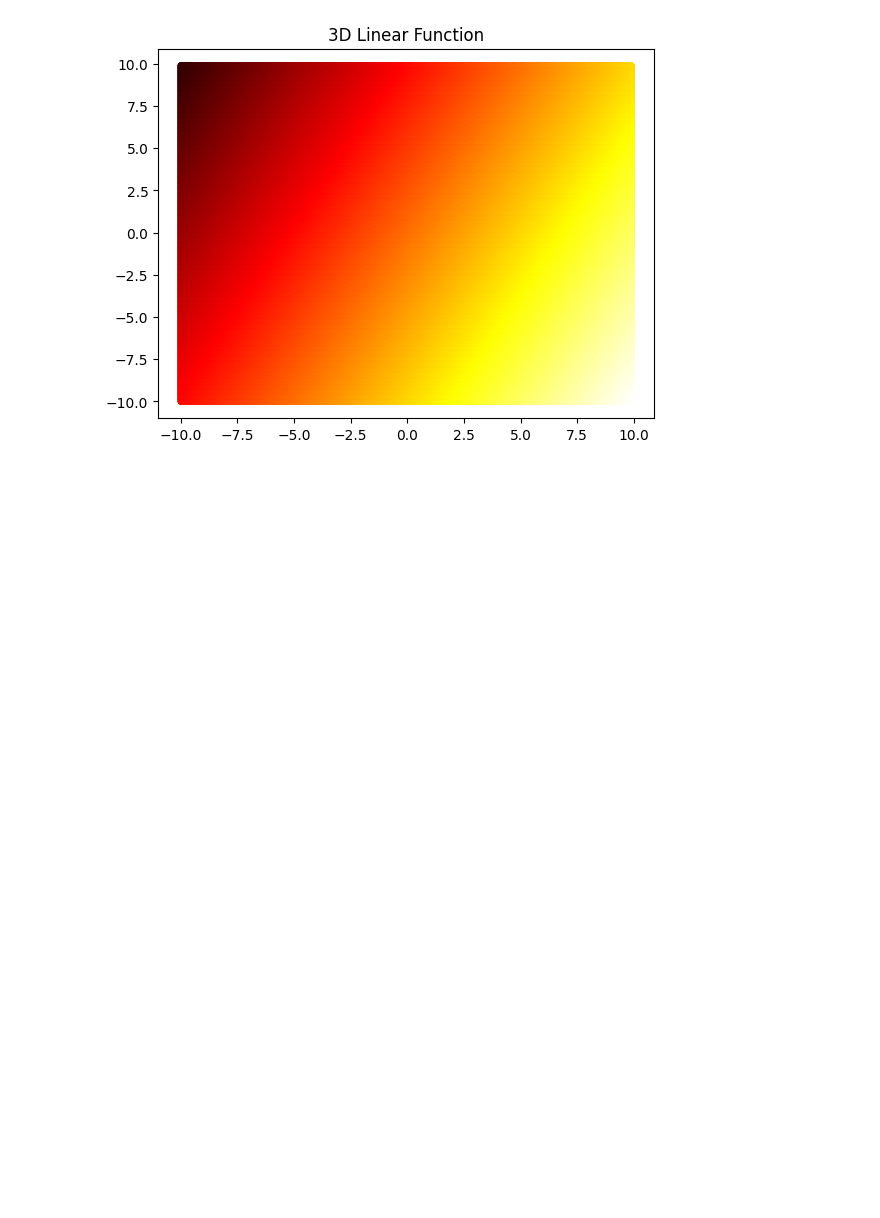
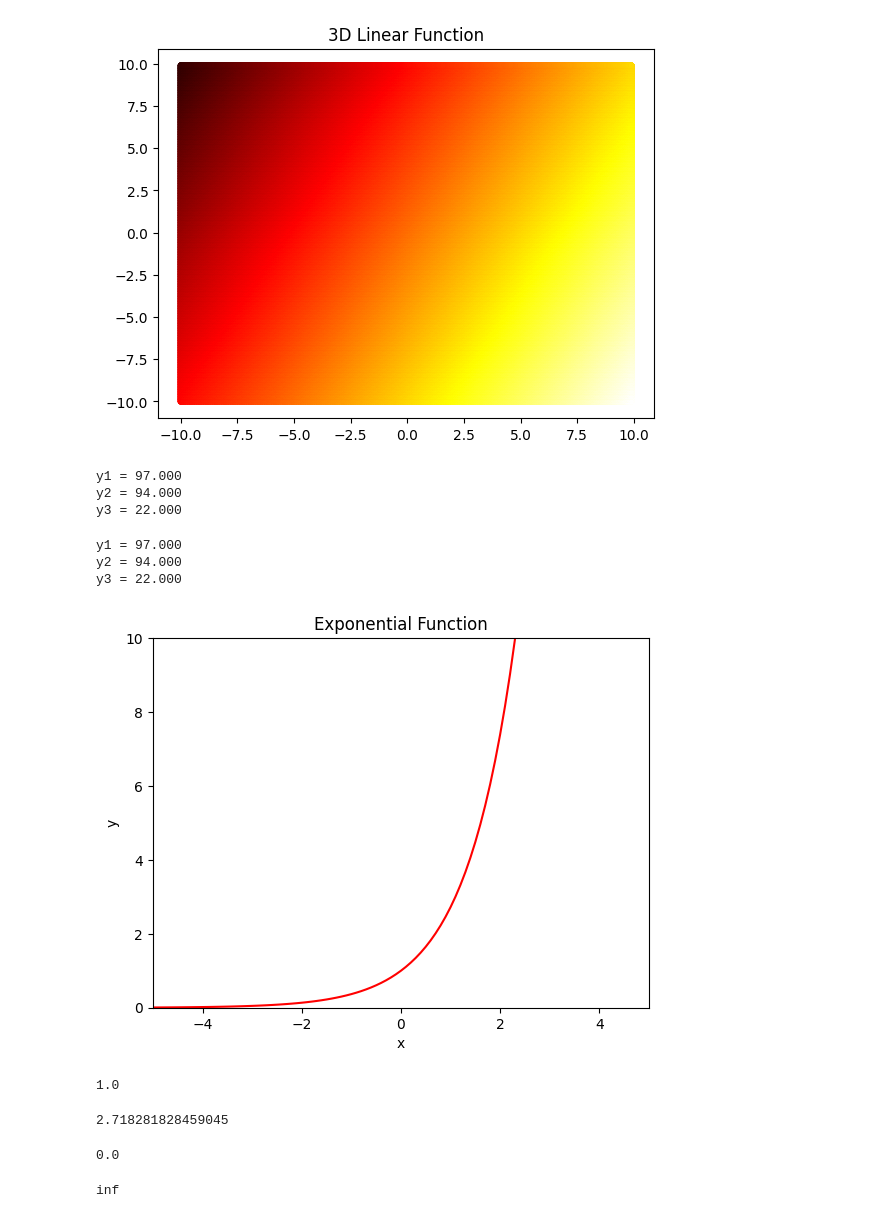
Before and after one commit to codefusser/DL, a Jupyter notebook: DL_Chapter_1_1.ipynb, the cells around one changed output. Saved outputs shown, nothing was run; the diff lists cells and outputs as text; code cells hidden in the pictures; blank space fills up the shorter version.

```diff
--- a/DL_Chapter_1_1.ipynb
+++ b/DL_Chapter_1_1.ipynb
@@ -188,0 +196,55 @@ omega = np.array([[omega11, omega12], [omega21, omega22], [omega31, omega32]])
+# %%
+# compute and compare the outputs of both methods
+y1 = linear_function_2D_norm(x1, x2, beta1, omega11, omega12)
+y2 = linear_function_2D_norm(x1, x2, beta2, omega21, omega22)
+y3 = linear_function_2D_norm(x1, x2, beta3, omega31, omega32)
+
+y_vec = linear_function_2D_matrix(x, beta, omega)
+
+# output for the norm 2D method
+print('y1 = %3.3f\ny2 = %3.3f\ny3 = %3.3f'%((y1,y2,y3)))
+# %% [output]
+y1 = 97.000
+y2 = 94.000
+y3 = 22.000
+# %%
+# output for the matrix 2D method
+print('y1 = %3.3f\ny2 = %3.3f\ny3 = %3.3f'%((y_vec[0][0],y_vec[1][0],y_vec[2][0])))
+# %% [output]
+y1 = 97.000
+y2 = 94.000
+y3 = 22.000
+# %%
+# draw exponential function
+x = np.arange(-5.0, 5.0, 0.1)
+y = exp = np.exp(x)
+# %%
+# plot the exponential graph
+fig, ax = plt.subplots()
+ax.plot(x, y, 'r-')
+ax.set_xlabel('x'); ax.set_ylabel('y')
+ax.set_xlim([-5, 5]); ax.set_ylim([0, 10])
+ax.set_title('Exponential Function')
+plt.show()
+# %% [output]
+[figure, added]
+# %%
+# what is exp(0)
+print(np.exp(0))
+# %% [output]
+1.0
+# %%
+# what is exp(1)
+print(np.exp(1))
+# %% [output]
+2.718281828459045
+# %%
+# what is exp(-\_infinity)
+print(np.exp(-np.inf))
+# %% [output]
+0.0
+# %%
+# what is exp(+\_infinity)
+print(np.exp(np.inf))
+# %% [output]
+inf
```
Also changed, not shown: parts of 12 cells of this notebook.
